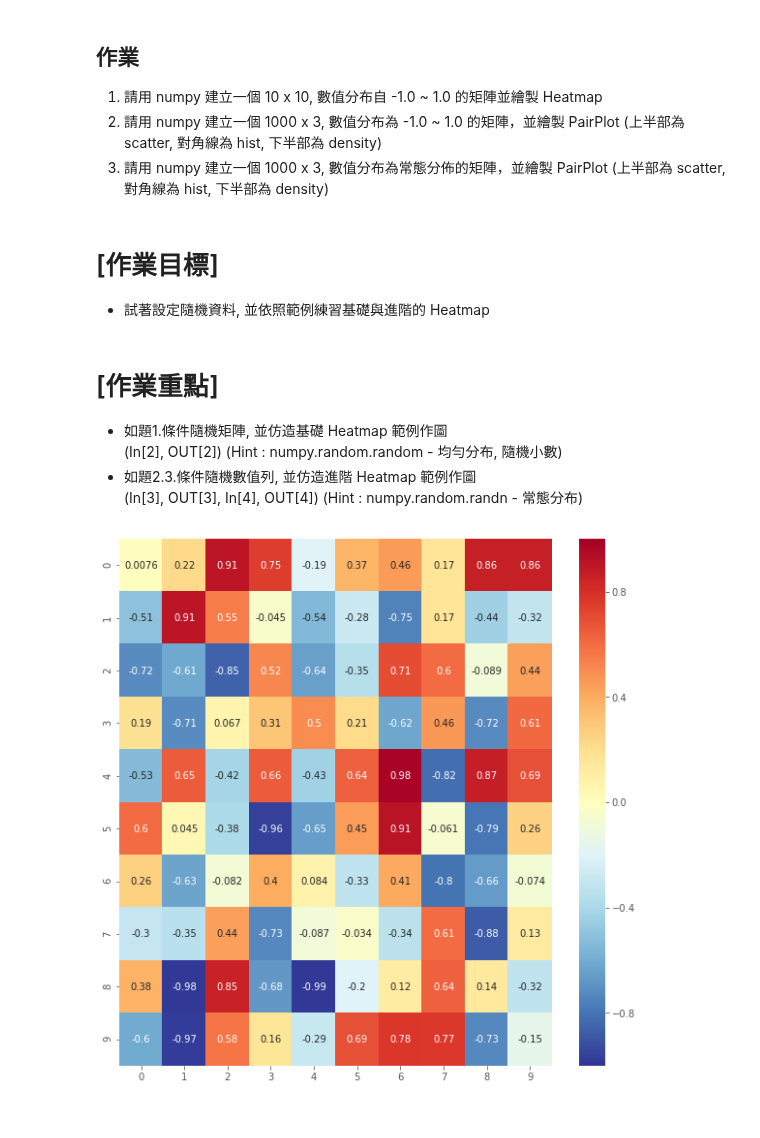
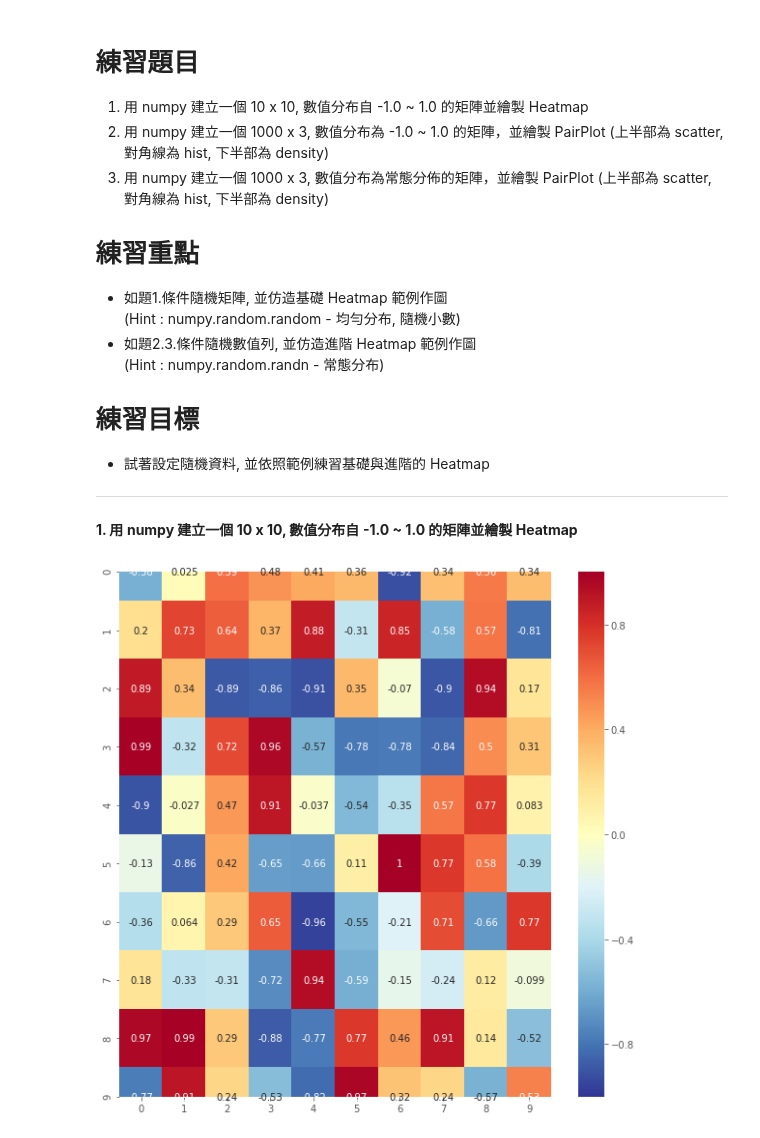
Before and after one commit to ching0819/2nd-ML100Days, a Jupyter notebook: homework/Day_015_HW.ipynb, the cells around one changed output. Saved outputs shown, nothing was run; the diff lists cells and outputs as text; code cells hidden in the pictures.

```diff
--- a/homework/Day_015_HW.ipynb
+++ b/homework/Day_015_HW.ipynb
@@ -1,15 +8,16 @@
 # %% [markdown]
-## 作業
-1. 請用 numpy 建立一個 10 x 10, 數值分布自 -1.0 ~ 1.0 的矩陣並繪製 Heatmap
-2. 請用 numpy 建立一個 1000 x 3, 數值分布為 -1.0 ~ 1.0 的矩陣，並繪製 PairPlot (上半部為 scatter, 對角線為 hist, 下半部為 density)
-3. 請用 numpy 建立一個 1000 x 3, 數值分布為常態分佈的矩陣，並繪製 PairPlot (上半部為 scatter, 對角線為 hist, 下半部為 density)
+# 練習題目
+1. 用 numpy 建立一個 10 x 10, 數值分布自 -1.0 ~ 1.0 的矩陣並繪製 Heatmap
+2. 用 numpy 建立一個 1000 x 3, 數值分布為 -1.0 ~ 1.0 的矩陣，並繪製 PairPlot (上半部為 scatter, 對角線為 hist, 下半部為 density)
+3. 用 numpy 建立一個 1000 x 3, 數值分布為常態分佈的矩陣，並繪製 PairPlot (上半部為 scatter, 對角線為 hist, 下半部為 density)
+
+# 練習重點
+- 如題1.條件隨機矩陣, 並仿造基礎 Heatmap 範例作圖
+(Hint : numpy.random.random - 均勻分布, 隨機小數)
+- 如題2.3.條件隨機數值列, 並仿造進階 Heatmap 範例作圖
+ (Hint : numpy.random.randn - 常態分布)
+
+# 練習目標
+- 試著設定隨機資料, 並依照範例練習基礎與進階的 Heatmap
+---
-# %% [markdown]
-# [作業目標]
-- 試著設定隨機資料, 並依照範例練習基礎與進階的 Heatmap
-# %% [markdown]
-# [作業重點]
-- 如題1.條件隨機矩陣, 並仿造基礎 Heatmap 範例作圖
-(In[2], OUT[2]) (Hint : numpy.random.random - 均勻分布, 隨機小數)
-- 如題2.3.條件隨機數值列, 並仿造進階 Heatmap 範例作圖
-(In[3], OUT[3], In[4], OUT[4]) (Hint : numpy.random.randn - 常態分布)
 # %%
@@ -25,17 +32,15 @@ plt.style.use('ggplot')
 %matplotlib inline
 import warnings
 warnings.filterwarnings('ignore')
+# %% [markdown]
+**1. 用 numpy 建立一個 10 x 10, 數值分布自 -1.0 ~ 1.0 的矩陣並繪製 Heatmap**
 # %%
-"""
-Your Code Here
-"""
-matrix = np.random.uniform(low=-1, high=1, size=(10,10))
+# 原本隨機 0.0 ~ 1.0, 減 0.5 乘兩倍 -> -1.0 ~ 1.0
+matrix = (np.random.random((10,10)) - 0.5) * 2
+plt.figure(figsize=(10,10))
 
-plt.figure(figsize=(10,10))
-"""
-Your Code Here
-"""
-sns.heatmap(matrix, cmap = plt.cm.RdYlBu_r, vmin = -1, annot = True, vmax = 1)
+# 使用 seaborn heatmap
+heatmap = sns.heatmap(matrix, cmap = plt.cm.RdYlBu_r, vmin = -1., vmax = 1., annot = True)
 plt.show()
 # %% [output]
-[figure, old version]
+[figure, new version]
```
Also changed, not shown: parts of 7 cells of this notebook.
